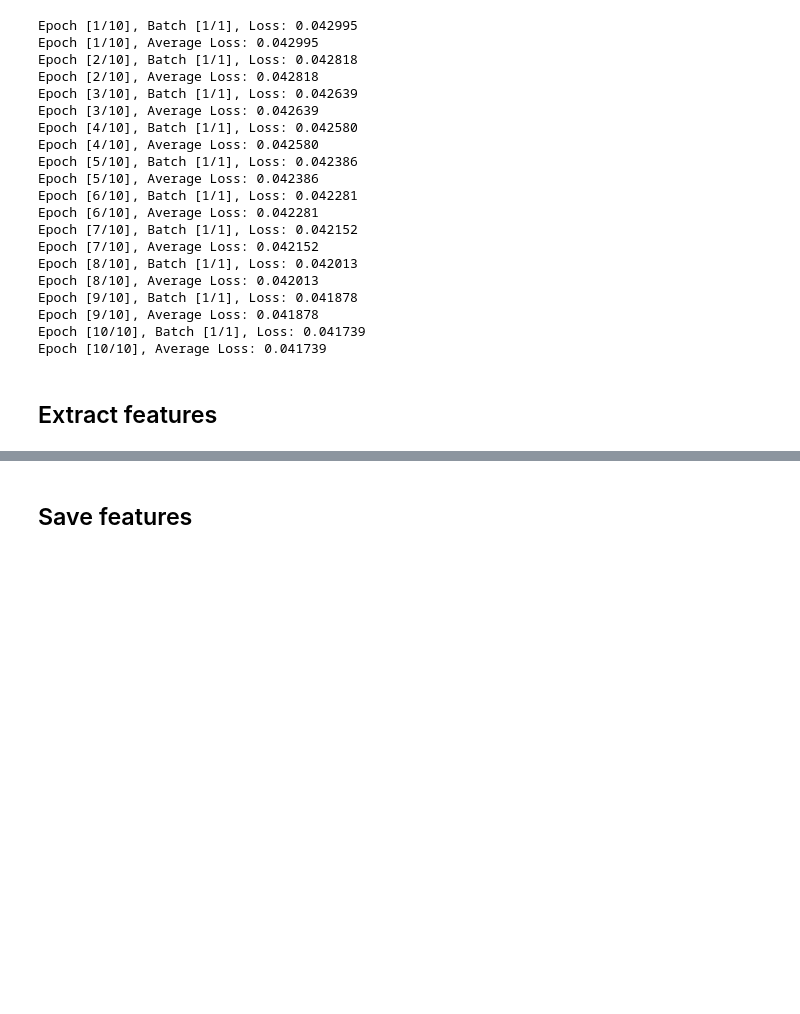
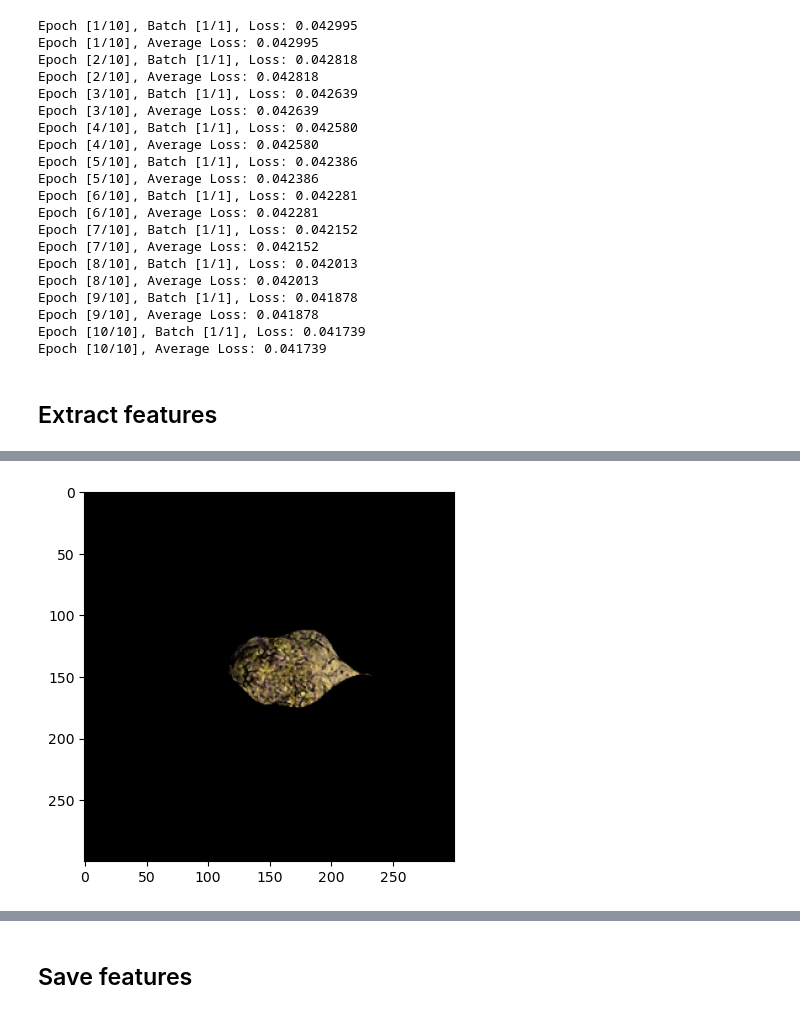
Before and after one commit to JuanDiegoYoung/Embryo-quality-classification, a Jupyter notebook: notebooks/embedded_embryo_classifier.ipynb, the cells around one changed output, grey strips where cells are left out. Saved outputs shown, nothing was run; the diff lists cells and outputs as text; code cells hidden in the pictures; blank space fills up the shorter version.

```diff
--- a/notebooks/embedded_embryo_classifier.ipynb
+++ b/notebooks/embedded_embryo_classifier.ipynb
@@ -200,8 +200,6 @@ def obtener_embeddings_multi_redes(img_numpy: np.ndarray, redes: list) -> list:
     Returns:
     - list: A list containing embeddings extracted from different networks for the input image.
     """
-    # Resizing the image to 300x300
-    img_resized = resize(img_numpy, (300, 300, 3), anti_aliasing=True)
 
     # Preprocessing the resized image for different networks
     img_preprocessed_vgg16 = preprocess_vgg16(img_resized)
@@ -591,7 +584,7 @@ features_ZP = []   # Lista para características de la región ZP
 all_features = []  # Lista para características combinadas de todas las regiones
 
 # Iterar sobre los datos de imagen
-for index in np.arange(1, n_data):
+for index in np.arange(1, 2):
     print(index)  # Imprimir índice del ciclo actual
 
     # Cargar imágenes de distintas regiones
@@ -601,33 +594,78 @@ for index in np.arange(1, n_data):
     img_Blast = load_image('data/BlastsOnline/Images', index)
 
     # Crear imágenes en formato RGB combinando distintas regiones con la imagen base
-    rgb_ICM = np.stack((img_ICM * img_Blast,) * 3, axis=2)
-    rgb_TE = np.stack((img_TE * img_Blast,) * 3, axis=2)
-    rgb_ZP = np.stack((img_ZP * img_Blast,) * 3, axis=2)
-    images = [rgb_ICM, rgb_ZP, rgb_TE]
+    rgb_ICM_segmented = np.stack((img_ICM * img_Blast,) * 3, axis=2)
+    rgb_ICM_segmented_resized = resize(rgb_ICM_segmented, (300, 300, 3), anti_aliasing=True)
+    rgb_TE_segmented = np.stack((img_TE * img_Blast,) * 3, axis=2)
+    rgb_TE_segmented_resized = resize(rgb_TE_segmented, (300, 300, 3), anti_aliasing=True)
+    rgb_ZP_segmented = np.stack((img_ZP * img_Blast,) * 3, axis=2)
+    rgb_ZP_segmented_resized = resize(rgb_ZP_segmented, (300, 300, 3), anti_aliasing=True)
+    # Imagen original RGB
+    rgb = np.stack((img_Blast,) * 3, axis=2)
+    rgb_resized = resize(rgb, (300, 300, 3), anti_aliasing=True)
+    images_segmented = [rgb_resized, rgb_ICM_segmented_resized, rgb_ZP_segmented_resized, rgb_TE_segmented_resized]
 
-    # Obtener embeddings de las redes y transformarlos
-    embeddings_ICM = obtener_embeddings_multi_redes(images[0], redes)[0]
-    embeddings_ICM_reshaped = np.array(embeddings_ICM).reshape(-1)
-    embeddings_TE = obtener_embeddings_multi_redes(images[1], redes)[0]
-    embeddings_TE_reshaped = np.array(embeddings_TE).reshape(-1)
-    embeddings_ZP = obtener_embeddings_multi_redes(images[2], redes)[0]
-    embeddings_ZP_reshaped = np.array(embeddings_ZP).reshape(-1)
 
-    # Obtener embeddings de los autoencoders y concatenar todas las características
+    # Obtener embeddings de las imagenes segmentadas con las redes y transformarlos
+    embeddings_ICM_segmented = obtener_embeddings_multi_redes(images_segmented[0], redes)[0]
+    embeddings_ICM_segmented_reshaped = np.array(embeddings_ICM_segmented).reshape(-1)
+    embeddings_TE_segmented = obtener_embeddings_multi_redes(images_segmented[1], redes)[0]
+    embeddings_TE_segmented_reshaped = np.array(embeddings_TE_segmented).reshape(-1)
+    embeddings_ZP_segmented = obtener_embeddings_multi_redes(images_segmented[2], redes)[0]
+    embeddings_ZP_segmented_reshaped = np.array(embeddings_ZP_segmented).reshape(-1)
+    embeddings_original= obtener_embeddings_multi_redes(images_segmented[3], redes)[0]
+    embeddings_original_reshaped = np.array(embeddings_original).reshape(-1)
+
+
+    # Obtener embeddings de las imagenes segmentadas con los autoencoders y concatenar todas las características
     tensor_Blast, _ = EmbryoDataset.__getitem__(index-1)
+    plt.imshow(torch.swapaxes(tensor_Blast,0,2) * torch.tensor(rgb_ICM_segmented_resized))
+    plt.show()
+    tensor_Blast_ICM = torch.swapaxes(tensor_Blast,0,2) * torch.tensor(rgb_ICM_segmented_resized)
+    tensor_Blast_TE = torch.swapaxes(tensor_Blast,0,2) * torch.tensor(rgb_TE_segmented_resized)
+    tensor_Blast_ZP = torch.swapaxes(tensor_Blast,0,2) * torch.tensor(rgb_ZP_segmented_resized)
+    print(torch.swapaxes(tensor_Blast_ICM,0,2).shape)
+
     autoencoder_embeddings = extract_encoded_features(autoencoder, tensor_Blast)
+    autoencoder_embeddings_ICM = extract_encoded_features(autoencoder, torch.swapaxes(tensor_Blast_ICM,0,2))
+    autoencoder_embeddings_TE = extract_encoded_features(autoencoder, torch.swapaxes(tensor_Blast_TE,0,2))
+    autoencoder_embeddings_ZP = extract_encoded_features(autoencoder, torch.swapaxes(tensor_Blast_ZP,0,2))
+
     small_autoencoder_embeddings = extract_encoded_features(small_autoencoder, tensor_Blast)
-    total_embeddings = np.hstack((embeddings_ICM_reshaped,
-                                  embeddings_TE_reshaped,
-                                  embeddings_ZP_reshaped,
+    small_autoencoder_embeddings_ICM = extract_encoded_features(small_autoencoder, torch.swapaxes(tensor_Blast_ICM,0,2))
+    small_autoencoder_embeddings_TE = extract_encoded_features(small_autoencoder, torch.swapaxes(tensor_Blast_TE,0,2))
+    small_autoencoder_embeddings_ZP = extract_encoded_features(small_autoencoder, torch.swapaxes(tensor_Blast_ZP,0,2))
+
+
+    total_embeddings = np.hstack((embeddings_ICM_segmented_reshaped,
+                                  embeddings_TE_segmented_reshaped,
+                                  embeddings_ZP_segmented_reshaped,
                                   autoencoder_embeddings,
-                                  small_autoencoder_embeddings))
+                                  autoencoder_embeddings_ICM,
+                                  autoencoder_embeddings_TE,
+                                  autoencoder_embeddings_ZP,
+                                  small_autoencoder_embeddings,
+                                  small_autoencoder_embeddings_ICM,
+                                  small_autoencoder_embeddings_TE,
+                                  small_autoencoder_embeddings_ZP))
+
+    ICM_embeddings = np.hstack((embeddings_ICM_segmented_reshaped,
+                                  autoencoder_embeddings_ICM,
+                                  small_autoencoder_embeddings_ICM))
+
+    TE_embeddings = np.hstack((embeddings_TE_segmented_reshaped,
+                                  autoencoder_embeddings_TE,
+                                  small_autoencoder_embeddings_TE))
+
+    ZP_embeddings = np.hstack((embeddings_ZP_segmented_reshaped,
+                                  autoencoder_embeddings_ZP,
+                                  small_autoencoder_embeddings_ZP))
+
 
     # Agregar las características a las listas respectivas
-    features_ICM.append(embeddings_ICM_reshaped)
-    features_TE.append(embeddings_TE_reshaped)
-    features_ZP.append(embeddings_ZP_reshaped)
+    features_ICM.append(ICM_embeddings)
+    features_TE.append(TE_embeddings)
+    features_ZP.append(ZP_embeddings)
     all_features.append(total_embeddings)
 # %% [output]
 1
@@ -649,0 +684 @@ WARNING:tensorflow:6 out of the last 6 calls to <function Model.make_predict_fun
+[figure, added]
```
Also changed, not shown: parts of 6 cells of this notebook.
